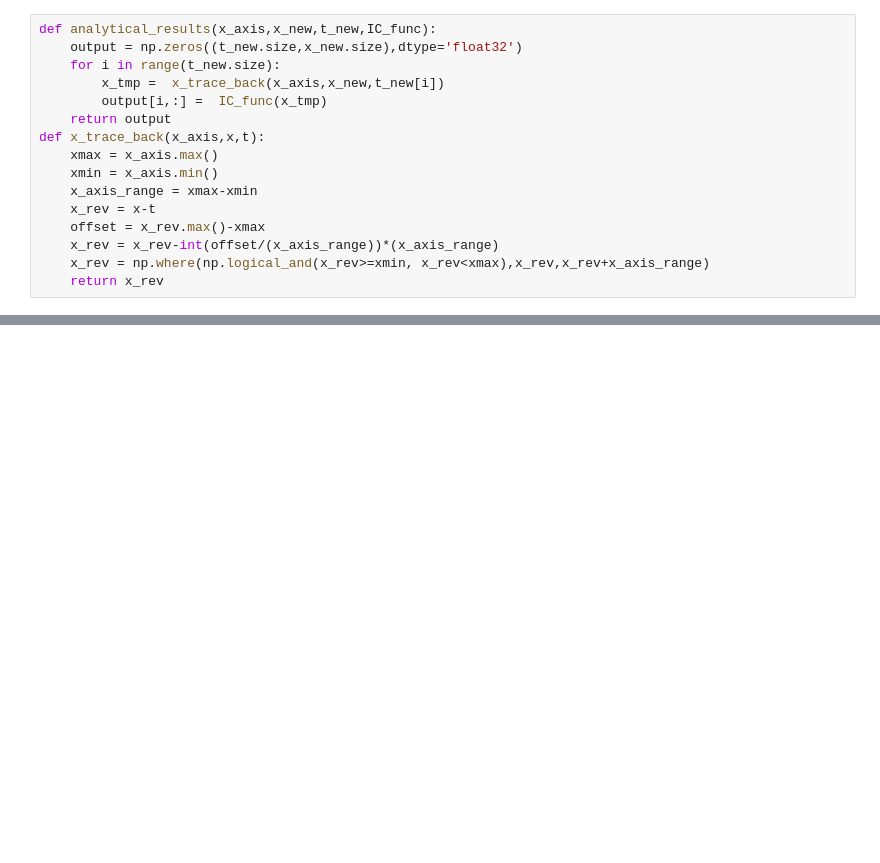
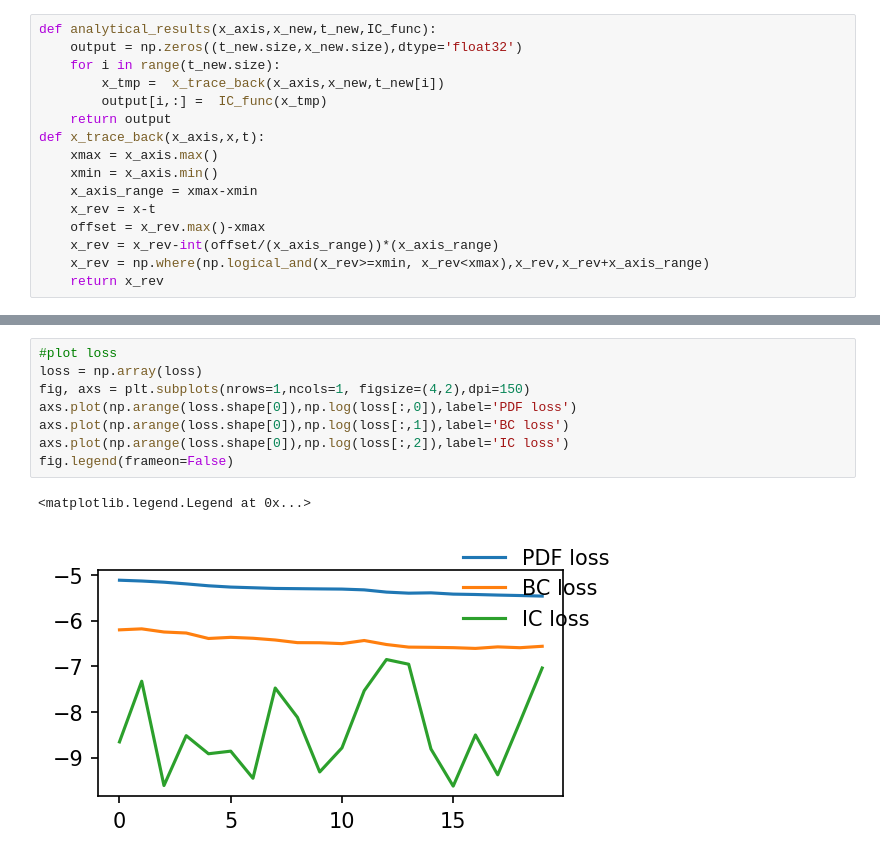
Before and after one commit to ChenggongWang/PINN_pytorch, a Jupyter notebook: Advection_1d.ipynb, the cells around one changed output, grey strips where cells are left out. Drawn from its saved outputs; the diff is of its cells as text; blank space fills up the shorter version.

```diff
--- a/Advection_1d.ipynb
+++ b/Advection_1d.ipynb
@@ -212,2 +244,13 @@ Epoch  3800 | PDE loss: 0.00073 | BC loss: 0.01606 | IC loss: 0.00036
+# %%
+#plot loss
+loss = np.array(loss)
+fig, axs = plt.subplots(nrows=1,ncols=1, figsize=(4,2),dpi=150)
+axs.plot(np.arange(loss.shape[0]),np.log(loss[:,0]),label='PDF loss')
+axs.plot(np.arange(loss.shape[0]),np.log(loss[:,1]),label='BC loss')
+axs.plot(np.arange(loss.shape[0]),np.log(loss[:,2]),label='IC loss')
+fig.legend(frameon=False)
+# %% [output]
+<matplotlib.legend.Legend at 0x...>
+[figure, added]
 # %%
 output_truth = analytical_results(x_axis,x_axis,t_axis,IC_func)
```
Also changed, not shown: parts of 8 cells of this notebook.
